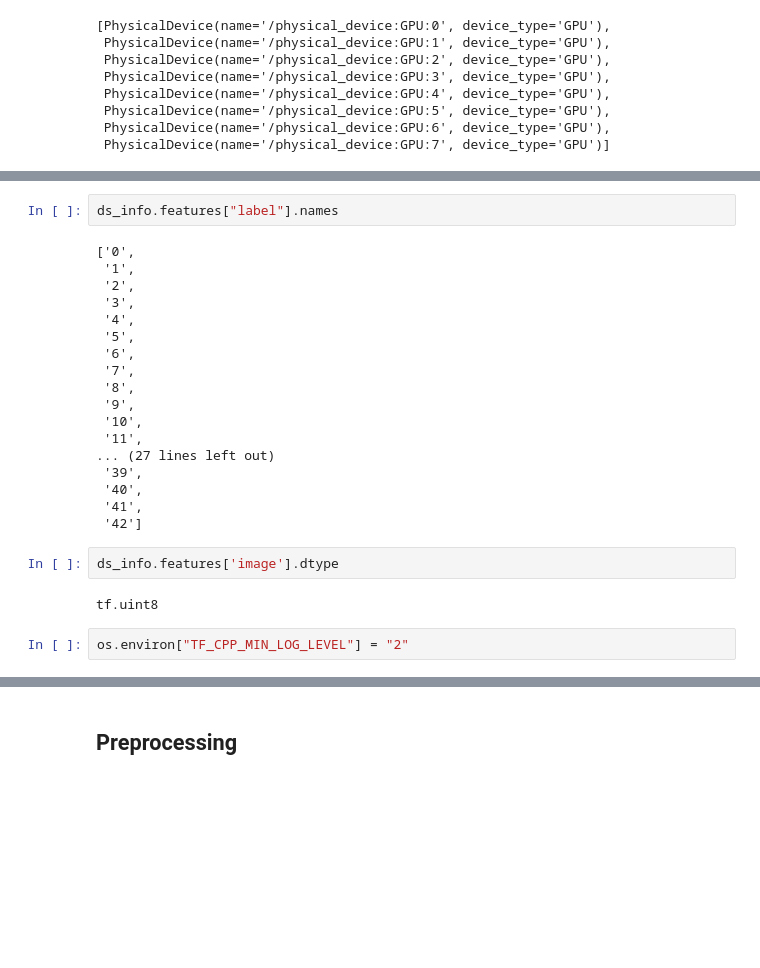
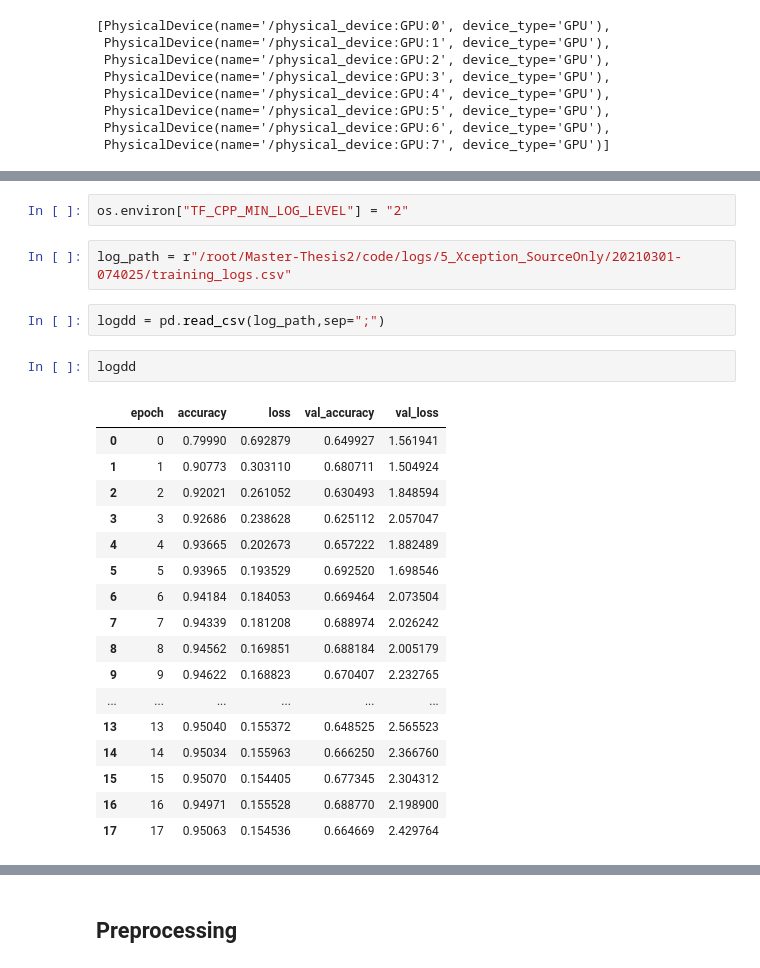
Before and after one commit to Rajatsharma07/Unsupervised-Domain-Adaptation-in-Computer-Vision, a Jupyter notebook: src/AmazonToWebcam.ipynb, the cells around one changed output, grey strips where cells are left out. Drawn from its saved outputs; the diff is of its cells as text; blank space fills up the shorter version.

```diff
--- a/src/AmazonToWebcam.ipynb
+++ b/src/AmazonToWebcam.ipynb
@@ -174,26 +72,26 @@ fig = tfds.show_examples(ds_train, ds_info)
-# %%
-ds_info.features["label"].names
-# %% [output]
-['0',
- '1',
- '2',
- '3',
- '4',
- '5',
- '6',
- '7',
- '8',
- '9',
- '10',
- '11',
-... (27 lines left out)
- '39',
- '40',
- '41',
- '42']
-# %%
-ds_info.features['image'].dtype
-# %% [output]
-tf.uint8
 # %%
 os.environ["TF_CPP_MIN_LOG_LEVEL"] = "2"
+# %%
+log_path = r"/root/Master-Thesis2/code/logs/5_Xception_SourceOnly/20210301-074025/training_logs.csv"
+# %%
+logdd = pd.read_csv(log_path,sep=";")
+# %%
+logdd
+# %% [output]
+|  | epoch | accuracy | loss | val_accuracy | val_loss |
+| 0 | 0 | 0.79990 | 0.692879 | 0.649927 | 1.561941 |
+| 1 | 1 | 0.90773 | 0.303110 | 0.680711 | 1.504924 |
+| 2 | 2 | 0.92021 | 0.261052 | 0.630493 | 1.848594 |
+| 3 | 3 | 0.92686 | 0.238628 | 0.625112 | 2.057047 |
+| 4 | 4 | 0.93665 | 0.202673 | 0.657222 | 1.882489 |
+| 5 | 5 | 0.93965 | 0.193529 | 0.692520 | 1.698546 |
+| 6 | 6 | 0.94184 | 0.184053 | 0.669464 | 2.073504 |
+| 7 | 7 | 0.94339 | 0.181208 | 0.688974 | 2.026242 |
+| 8 | 8 | 0.94562 | 0.169851 | 0.688184 | 2.005179 |
+| 9 | 9 | 0.94622 | 0.168823 | 0.670407 | 2.232765 |
+| ... | ... | ... | ... | ... | ... |
+| 13 | 13 | 0.95040 | 0.155372 | 0.648525 | 2.565523 |
+| 14 | 14 | 0.95034 | 0.155963 | 0.666250 | 2.366760 |
+| 15 | 15 | 0.95070 | 0.154405 | 0.677345 | 2.304312 |
+| 16 | 16 | 0.94971 | 0.155528 | 0.688770 | 2.198900 |
+| 17 | 17 | 0.95063 | 0.154536 | 0.664669 | 2.429764 |
```
Also changed, not shown: parts of 22 cells of this notebook, 8 other files.
